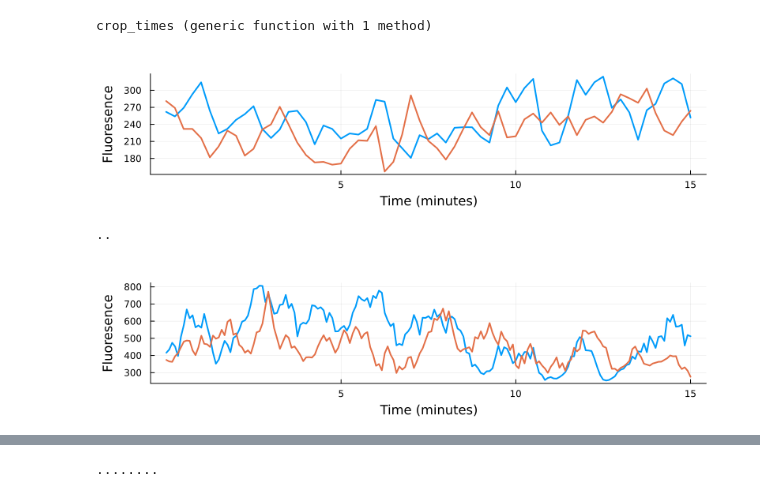
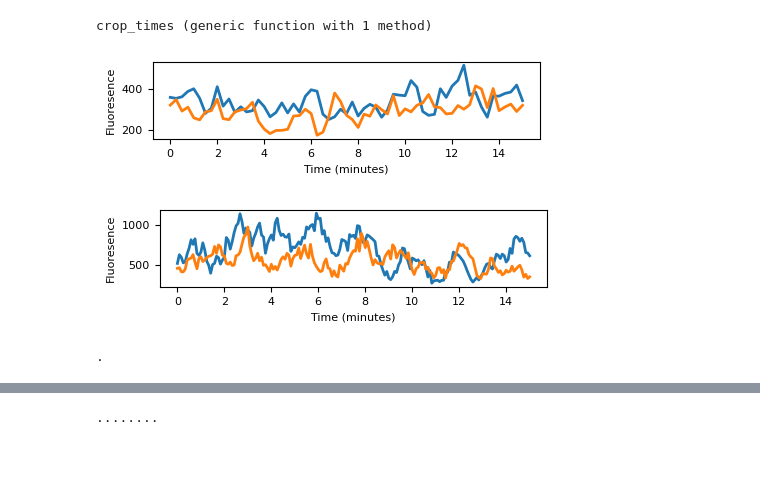
Before and after one commit to crockeraw/PolarityProject, a Jupyter notebook: proj/fig2-patchDynamics/notebooks/crosscorrelation-of-sites.ipynb, the cells around one changed output, grey strips where cells are left out. Cells and saved outputs as stored; diff of their text form; code cells hidden in the pictures; blank space fills up the shorter version.

```diff
--- a/proj/fig2-patchDynamics/notebooks/crosscorrelation-of-sites.ipynb
+++ b/proj/fig2-patchDynamics/notebooks/crosscorrelation-of-sites.ipynb
@@ -7,3 +7,5 @@ using StatsBase
 using VectorizedStatistics
 using ImageMorphology
 using ImageFiltering
+mpl = PythonPlot.pyimport("matplotlib")
+mpl.rcParams["svg.fonttype"] = "none"
@@ -51,24 +55,31 @@ crop_times (generic function with 1 method)
 # %%
 file = "../movies-Pak1-GFP/2024_09_26/2patch/Movie055-cell5.tif"
 interval = 15
 time_threshold=0.5
 masks = mask_site(file, 0.3, n_sites=2);
 im_size = length(masks[:,1,1,1])*length(masks[1,:,1,1])
 m1 = masks[:,:,:,1]
 m2 = masks[:,:,:,2]
-q1 = vquantile(m1, (im_size-5)/im_size, dims=(1,2))[1,1,:]
-q2 = vquantile(m2, (im_size-5)/im_size, dims=(1,2))[1,1,:]
+q1 = maximum(m1, dims=(1,2))[1,1,:]
+q2 = maximum(m2, dims=(1,2))[1,1,:]
 times_max1 = crop_times(q1, 15*(60/interval), time_threshold)
 times_max2 = crop_times(q2, 15*(60/interval), time_threshold)
 crop1 = q1[max(times_max1, times_max2)]
 crop2 = q2[max(times_max1, times_max2)]
 t = range(0,60/15*15)*(15/60) # Convert from 1 frame every 5 sec, to minutes
-plot(t, crop1, xticks=range(1,6)*5, linewidth=2, label=false,
-    xlabel="Time (minutes)", ylabel="Fluoresence", size=(800,200), margin=5Plots.mm)
-plot!(t, crop2, xticks=range(1,6)*5, linewidth=2, label=false)
-#savefig("../figures/Pak1GFP_2site_m55c5.png")
+
+
+fig, ax = subplots(figsize=(5,1))
+ax.plot(t, crop1, linewidth=2, color="C0")
+ax.plot(t, crop2, linewidth=2, color="C1")
+ax.set_ylabel("Fluoresence", fontsize=8)
+ax.set_xlabel("Time (minutes)", fontsize=8)
+ax.tick_params(labelsize=8)
+
+#savefig("../figures/trace2.svg")
+display(gcf())
 # %% [output]
-[figure, old version]
+[figure, new version]
 # %%
 file = "../movies-Pak1-GFP/2024_09_26/2patch/Movie022-cell2.tif"
 file = "../movies-Pak1-GFP/2024_07_08-PolProbeMovies/2patch/movie2-cell4.tif"
@@ -79,20 +90,27 @@ masks = mask_site(file, cov_threshold, n_sites=2);
 im_size = length(masks[:,1,1,1])*length(masks[1,:,1,1])
 m1 = masks[:,:,:,1]
 m2 = masks[:,:,:,2]
-q1 = vquantile(m1, (im_size-5)/im_size, dims=(1,2))[1,1,:]
-q2 = vquantile(m2, (im_size-5)/im_size, dims=(1,2))[1,1,:]
+q1 = maximum(m1, dims=(1,2))[1,1,:]
+q2 = maximum(m2, dims=(1,2))[1,1,:]
 times_max1 = crop_times(q1, 15*(60/interval), time_threshold)
 times_max2 = crop_times(q2, 15*(60/interval), time_threshold)
 crop1 = q1[max(times_max1, times_max2)]
 crop2 = q2[max(times_max1, times_max2)]
 t = range(0,60/5*15)*(5/60) # Convert from 1 frame every 5 sec, to minutes
-plot(t, crop1, xticks=range(1,6)*5, linewidth=2, label=false,
-    xlabel="Time (minutes)", ylabel="Fluoresence", size=(800,200), margin=5Plots.mm)
-plot!(t, crop2, xticks=range(1,6)*5, linewidth=2, label=false)
-#savefig("../figures/Pak1GFP_2site_m55c1.png")
+
+
+fig, ax = subplots(figsize=(5,1))
+ax.plot(t, crop1, linewidth=2, color="C0")
+ax.plot(t, crop2, linewidth=2, color="C1")
+ax.set_ylabel("Fluoresence", fontsize=8)
+ax.set_xlabel("Time (minutes)", fontsize=8)
+ax.tick_params(labelsize=8)
+
+savefig("../figures/trace2.svg")
+display(gcf())
 # %% [output]
+[figure, new version]
-..
+.
-[figure, old version]
 # %%
 dir = "../movies-Pak1-GFP/2024_09_26/2patch/"
 wt_files = readdir(dir)
```
Also changed, not shown: parts of 6 cells of this notebook, 1 other file.
